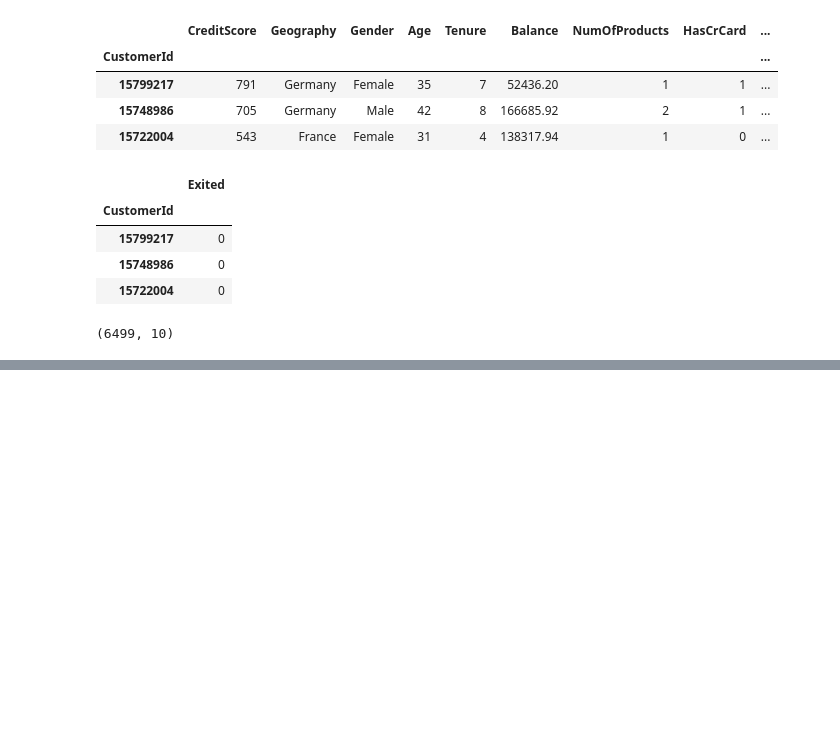
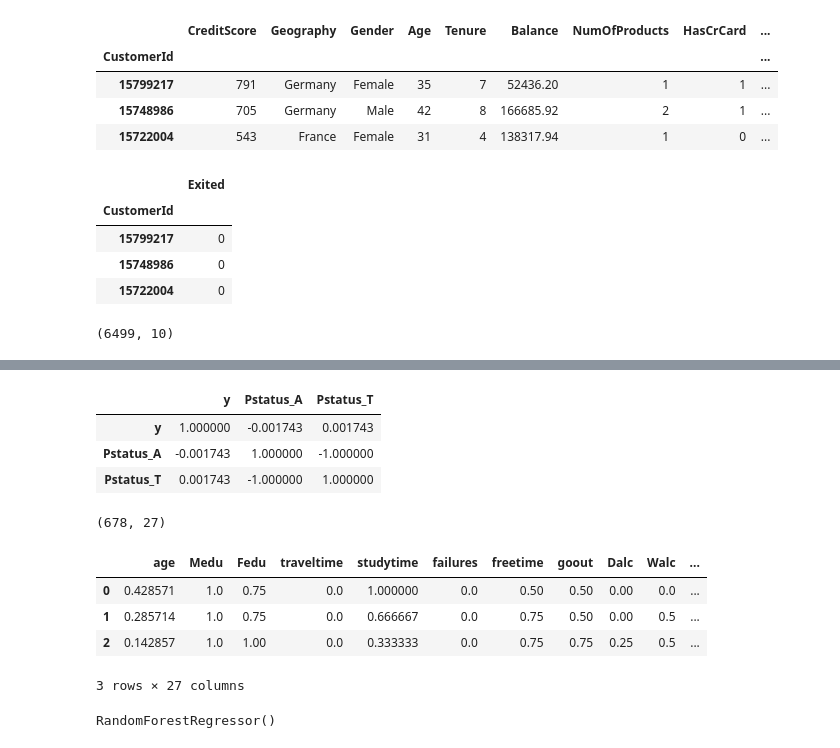
Before and after one commit to chickengak/TIL, a Jupyter notebook: dev-journey/big-data/빅분기-실기-datamanim-2유형.ipynb, the cells around one changed output, grey strips where cells are left out. Cells and saved outputs as stored; diff of their text form; code cells hidden in the pictures; blank space fills up the shorter version.

```diff
--- a/dev-journey/big-data/빅분기-실기-datamanim-2유형.ipynb
+++ b/dev-journey/big-data/빅분기-실기-datamanim-2유형.ipynb
@@ -108,0 +718,46 @@ AttributeError: 'OneHotEncoder' object has no attribute 'get_feature_names_out'
+# %%
+pd.get_dummies(temp[['Pstatus','y']]).corr()
+# %% [output]
+|  | y | Pstatus_A | Pstatus_T |
+| y | 1.000000 | -0.001743 | 0.001743 |
+| Pstatus_A | -0.001743 | 1.000000 | -1.000000 |
+| Pstatus_T | 0.001743 | -1.000000 | 1.000000 |
+# %%
+x_train = x_train_origin.drop(['StudentID', 'sex', 'Pstatus', 'nursery', 'absences', 'activities', 'famsup', 'famrel','paid', 'Mjob', 'Fjob', 'schoolsup', 'guardian', 'famsize'], axis=1)
+# x_train = x_train_origin.drop(['StudentID', 'sex', 'Pstatus'], axis=1)
+# x_train = x_train_origin[['Medu', 'failures', 'G1', 'G2']]
+y_train = y_train_origin['G3']
+x_test = x_test_origin.drop(['StudentID', 'sex', 'Pstatus', 'nursery', 'absences', 'activities', 'famsup', 'famrel','paid', 'Mjob', 'Fjob', 'schoolsup', 'guardian', 'famsize'], axis=1)
+# x_test = x_test_origin.drop(['StudentID', 'sex', 'Pstatus'], axis=1)
+# x_test = x_test_origin[['Medu', 'failures', 'G1', 'G2']]
+y_test = y_test_origin['G3']
+
+x_train_dummies = pd.get_dummies(x_train)
+x_test_dummies = pd.get_dummies(x_test)
+print(x_train_dummies.shape)
+# %% [output]
+(678, 27)
+# %%
+from sklearn.preprocessing import MinMaxScaler, StandardScaler
+
+scaler = MinMaxScaler()
+x_train_scaled = pd.DataFrame(scaler.fit_transform(x_train_dummies), columns=x_train_dummies.columns)
+x_test_scaled = pd.DataFrame(scaler.transform(x_test_dummies), columns=x_test_dummies.columns)
+x_train_scaled.head(3)
+# %% [output]
+|  | age | Medu | Fedu | traveltime | studytime | failures | freetime | goout | Dalc | Walc | ... |
+| 0 | 0.428571 | 1.0 | 0.75 | 0.0 | 1.000000 | 0.0 | 0.50 | 0.50 | 0.00 | 0.0 | ... |
+| 1 | 0.285714 | 1.0 | 0.75 | 0.0 | 0.666667 | 0.0 | 0.75 | 0.50 | 0.00 | 0.5 | ... |
+| 2 | 0.142857 | 1.0 | 1.00 | 0.0 | 0.333333 | 0.0 | 0.75 | 0.75 | 0.25 | 0.5 | ... |
+3 rows × 27 columns
+# %%
+from sklearn.model_selection import train_test_split
+from sklearn.ensemble import RandomForestRegressor
+from sklearn.metrics import mean_squared_error, mean_absolute_error, r2_score, mean_absolute_percentage_error, ad
+
+X_train, X_val, Y_train, Y_val = train_test_split(x_train_dummies, y_train, random_state=42)
+
+rf = RandomForestRegressor()
+rf.fit(X_train, Y_train)
+# %% [output]
+RandomForestRegressor()
```
Also changed, not shown: parts of 67 cells of this notebook, 4 other files.
